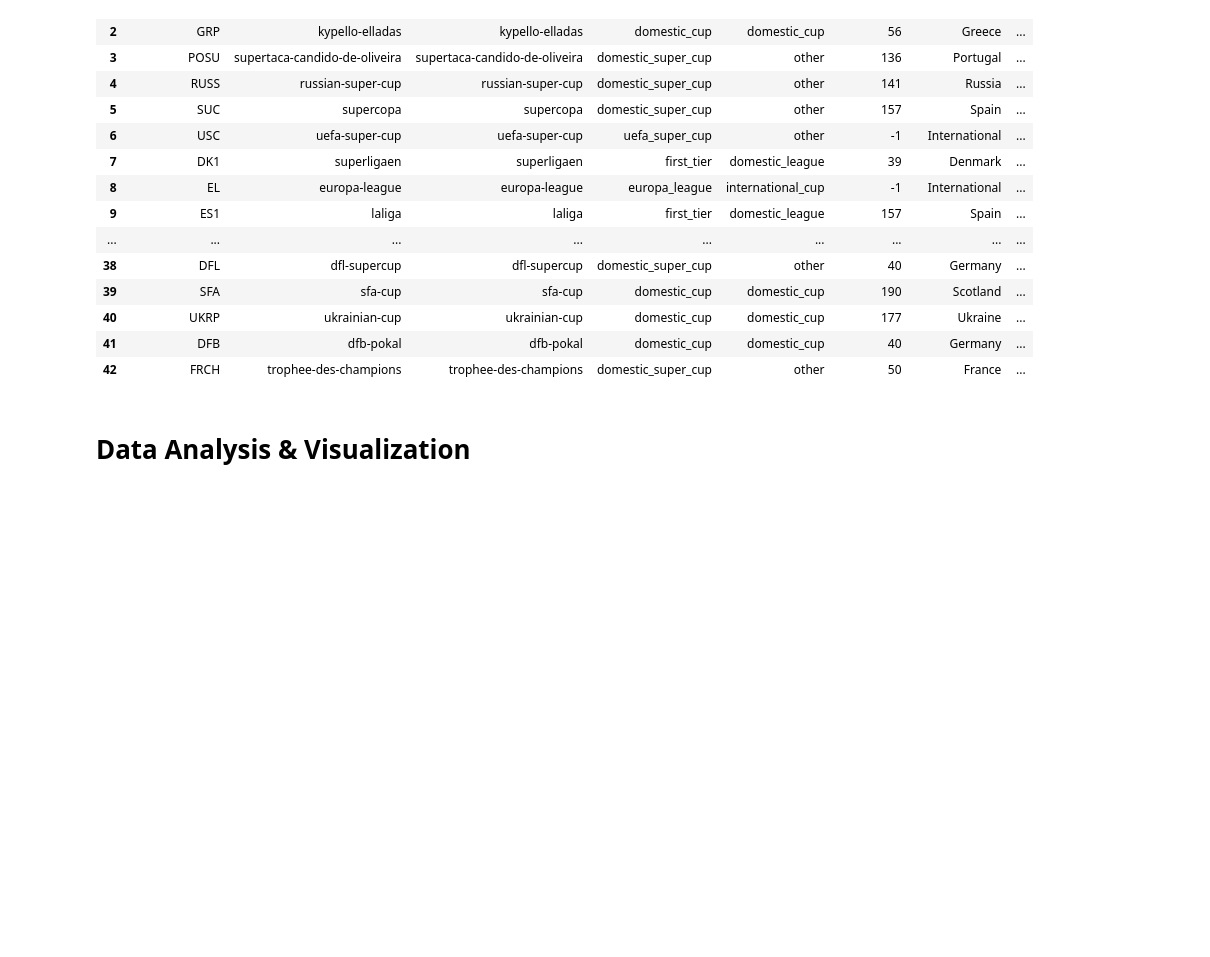
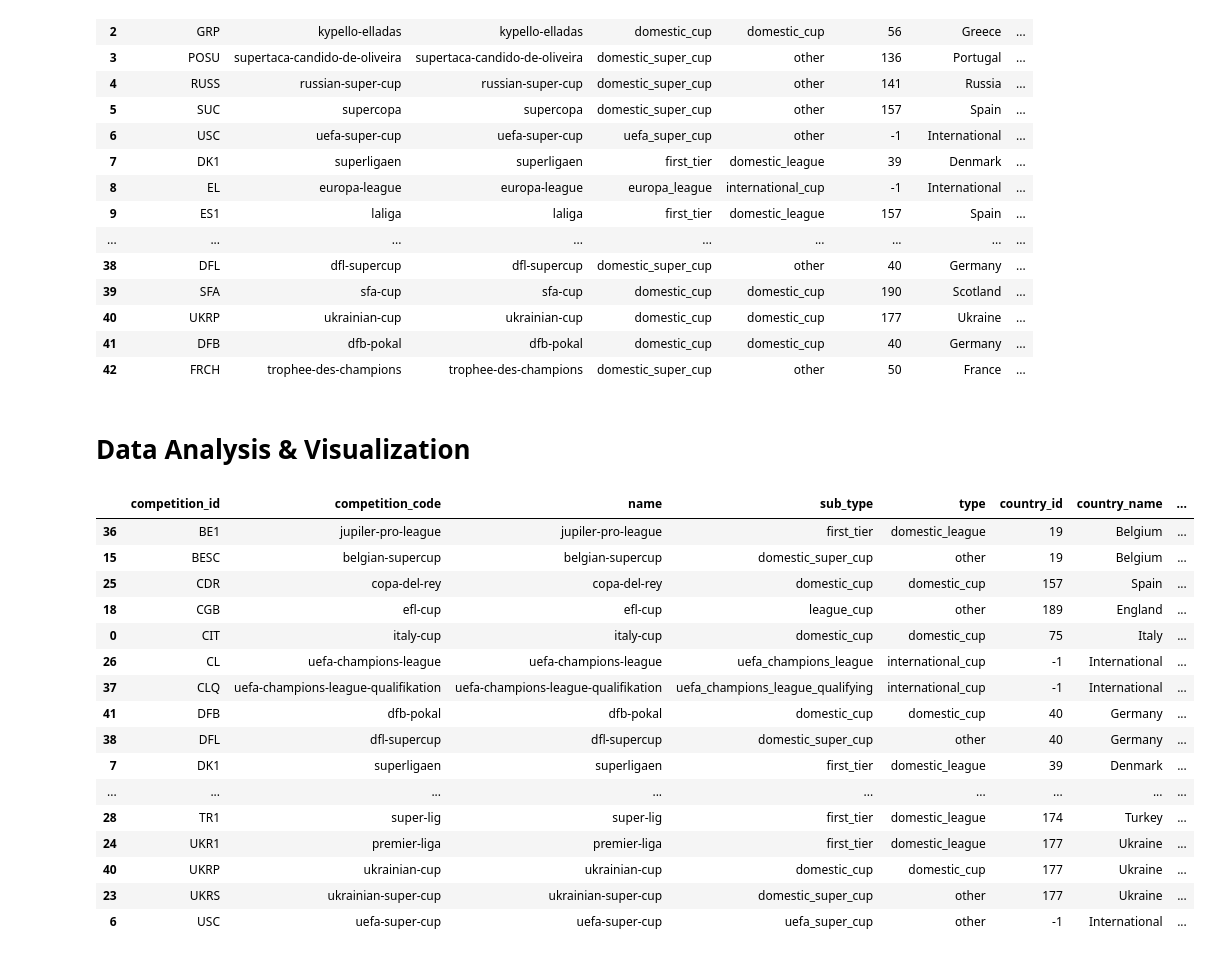
Before and after one commit to RiccardoPili/Football-Data-Analysis, a Jupyter notebook: competitions.ipynb, the cells around one changed output. Cells and saved outputs as stored; diff of their text form; code cells hidden in the pictures; blank space fills up the shorter version.

```diff
--- a/competitions.ipynb
+++ b/competitions.ipynb
@@ -161,3 +161,37 @@ competitions_df
 | 42 | FRCH | trophee-des-champions | trophee-des-champions | domestic_super_cup | other | 50 | France | ... |
 # %% [markdown]
 # Data Analysis & Visualization
+# %%
+#making a dataframe subset and reordering columns
+competitions_df = competitions_df [[
+    'competition_id',
+    'competition_code',
+    'name',
+    'sub_type',
+    'type',
+    'country_id',
+    'country_name',
+    'domestic_league_code',
+    'confederation',
+    #'url'
+]]
+
+competitions_df.sort_values("competition_id", ascending= True)
+# %% [output]
+|  | competition_id | competition_code | name | sub_type | type | country_id | country_name | ... |
+| 36 | BE1 | jupiler-pro-league | jupiler-pro-league | first_tier | domestic_league | 19 | Belgium | ... |
+| 15 | BESC | belgian-supercup | belgian-supercup | domestic_super_cup | other | 19 | Belgium | ... |
+| 25 | CDR | copa-del-rey | copa-del-rey | domestic_cup | domestic_cup | 157 | Spain | ... |
+| 18 | CGB | efl-cup | efl-cup | league_cup | other | 189 | England | ... |
+| 0 | CIT | italy-cup | italy-cup | domestic_cup | domestic_cup | 75 | Italy | ... |
+| 26 | CL | uefa-champions-league | uefa-champions-league | uefa_champions_league | international_cup | -1 | International | ... |
+| 37 | CLQ | uefa-champions-league-qualifikation | uefa-champions-league-qualifikation | uefa_champions_league_qualifying | international_cup | -1 | International | ... |
+| 41 | DFB | dfb-pokal | dfb-pokal | domestic_cup | domestic_cup | 40 | Germany | ... |
+| 38 | DFL | dfl-supercup | dfl-supercup | domestic_super_cup | other | 40 | Germany | ... |
+| 7 | DK1 | superligaen | superligaen | first_tier | domestic_league | 39 | Denmark | ... |
+| ... | ... | ... | ... | ... | ... | ... | ... | ... |
+| 28 | TR1 | super-lig | super-lig | first_tier | domestic_league | 174 | Turkey | ... |
+| 24 | UKR1 | premier-liga | premier-liga | first_tier | domestic_league | 177 | Ukraine | ... |
+| 40 | UKRP | ukrainian-cup | ukrainian-cup | domestic_cup | domestic_cup | 177 | Ukraine | ... |
+| 23 | UKRS | ukrainian-super-cup | ukrainian-super-cup | domestic_super_cup | other | 177 | Ukraine | ... |
+| 6 | USC | uefa-super-cup | uefa-super-cup | uefa_super_cup | other | -1 | International | ... |
```
Also changed, not shown: parts of 2 cells of this notebook, 1 other file.
